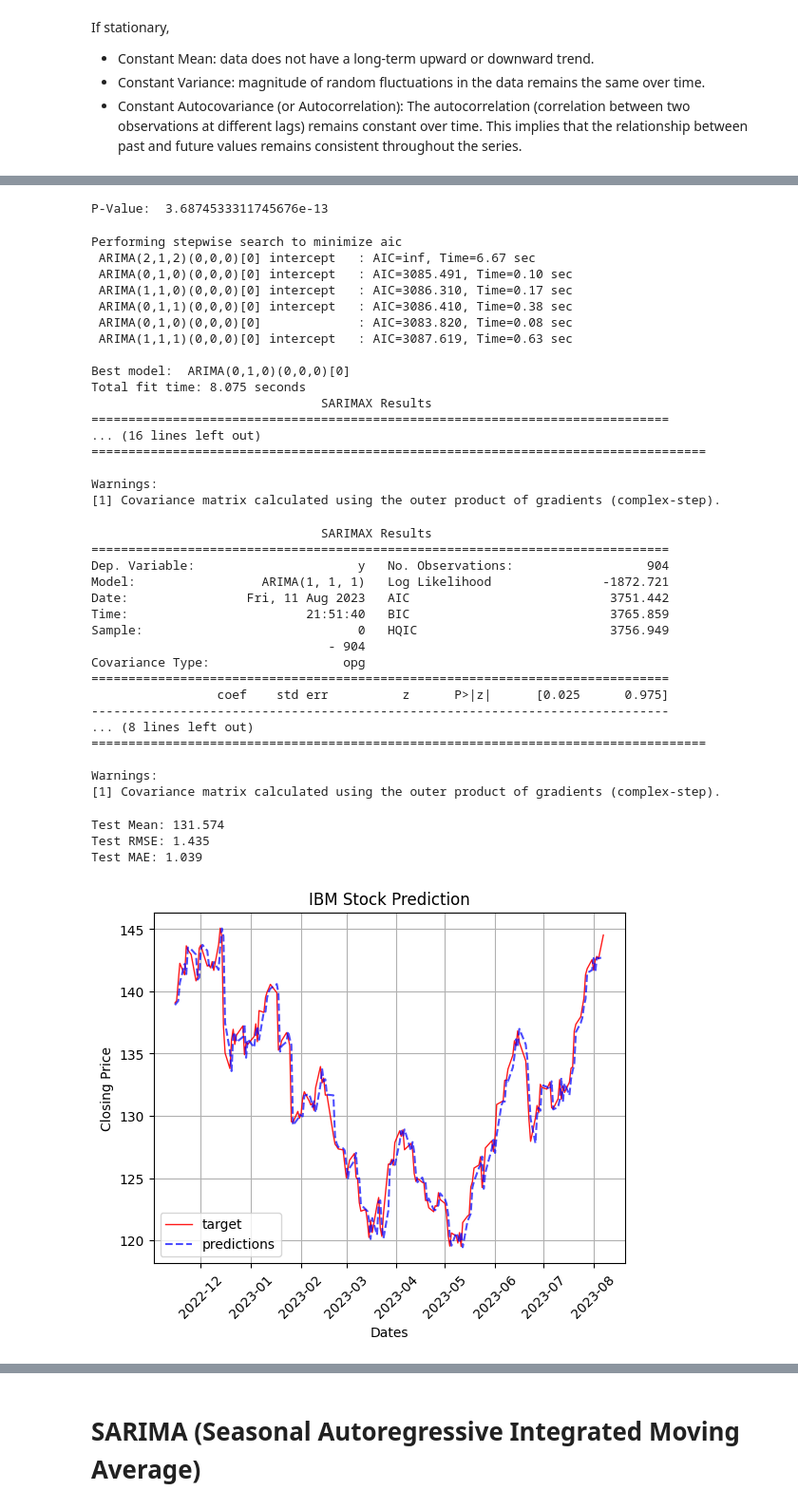
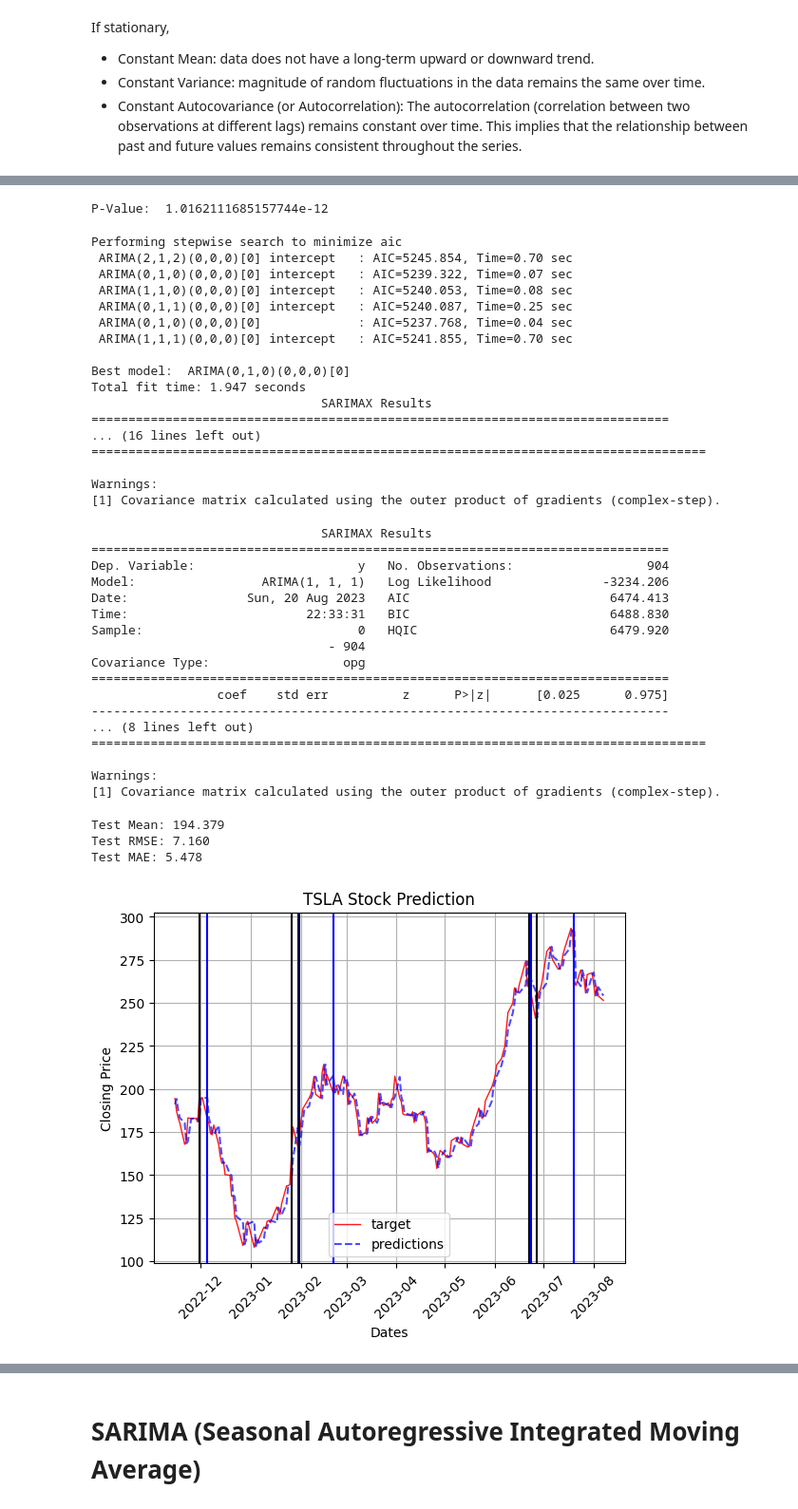
Before and after one commit to trtrgfh/y36LwAR7LjNiYTfP, a Jupyter notebook: Untitled.ipynb, the cells around one changed output, grey strips where cells are left out. Shown at 95% size. Saved outputs shown, nothing was run; the diff lists cells and outputs as text; code cells hidden in the pictures.

```diff
--- a/Untitled.ipynb
+++ b/Untitled.ipynb
@@ -51,0 +31,7 @@ df
+# %%
+symbol = "TSLA"
+start_date = datetime.datetime(2019, 1, 1)
+end_date = datetime.datetime(2023, 8, 8)
+
+df = yf.download(symbol, start=start_date, end=end_date)
+df
@@ -51,0 +64,5 @@ df
+# %%
+start_date = datetime.datetime(2020, 1, 1)
+mask = (df.index > start_date) & (df.index <= end_date)
+df = df.loc[mask]
+df
@@ -127,21 +202,21 @@ P-Value:  0.29023391046310215
 # %%
 ad_test(train.diff().dropna())
 # %% [output]
-P-Value:  3.6874533311745676e-13
+P-Value:  1.0162111685157744e-12
 # %%
 arima_auto_model = auto_arima(train, trace=True, suppress_warning=True)
 print(arima_auto_model.summary())
 # %% [output]
 Performing stepwise search to minimize aic
- ARIMA(2,1,2)(0,0,0)[0] intercept   : AIC=inf, Time=6.67 sec
- ARIMA(0,1,0)(0,0,0)[0] intercept   : AIC=3085.491, Time=0.10 sec
- ARIMA(1,1,0)(0,0,0)[0] intercept   : AIC=3086.310, Time=0.17 sec
- ARIMA(0,1,1)(0,0,0)[0] intercept   : AIC=3086.410, Time=0.38 sec
- ARIMA(0,1,0)(0,0,0)[0]             : AIC=3083.820, Time=0.08 sec
- ARIMA(1,1,1)(0,0,0)[0] intercept   : AIC=3087.619, Time=0.63 sec
+ ARIMA(2,1,2)(0,0,0)[0] intercept   : AIC=5245.854, Time=0.70 sec
+ ARIMA(0,1,0)(0,0,0)[0] intercept   : AIC=5239.322, Time=0.07 sec
+ ARIMA(1,1,0)(0,0,0)[0] intercept   : AIC=5240.053, Time=0.08 sec
+ ARIMA(0,1,1)(0,0,0)[0] intercept   : AIC=5240.087, Time=0.25 sec
+ ARIMA(0,1,0)(0,0,0)[0]             : AIC=5237.768, Time=0.04 sec
+ ARIMA(1,1,1)(0,0,0)[0] intercept   : AIC=5241.855, Time=0.70 sec
 
 Best model:  ARIMA(0,1,0)(0,0,0)[0]
-Total fit time: 8.075 seconds
+Total fit time: 1.947 seconds
                                SARIMAX Results
 ==============================================================================
 ... (16 lines left out)
@@ -158,11 +233,14 @@ arima_test = np.array(test)
 # %%
 pred = []
 gain = []
+buy = np.array([], dtype=np.float32)
+sell = np.array([], dtype=np.float32)
 net_holding = 0
 orders_df = pd.DataFrame(0, index=order_df_date, columns=["trade"], dtype=np.float32)
+temp_train = arima_train
 
 for i in range(len(arima_test)):
-    arima_model = ARIMA(arima_train, order=(1,1,1))
+    arima_model = ARIMA(temp_train, order=(1,1,1))
     arima_fitted_model = arima_model.fit()
     output = arima_fitted_model.forecast()
     yhat = output[0]
@@ -170,28 +248,35 @@ for i in range(len(arima_test)):
     target = arima_test[i]
 
     # Assuming each trade contains at least 1000 shares
-    price_change = (yhat - arima_train[-1]) * 1000
-    if price_change >= 50:
+    price_change = (yhat - temp_train[-1]) * 1000
+    if price_change >= 500:
         orders_df.iloc[i] = 1000 - net_holding
-    elif price_change <= -50:
+    elif price_change <= -500:
         orders_df.iloc[i] = -1000 - net_holding
     else:
         orders_df.iloc[i] = 0
-    # print(f"yhat: {yhat}, arima_train[-1] {arima_train[-1]}, price change: {price_change}, {orders_df.iloc[i]}")
+    # print(f"yhat: {yhat}, temp_train[-1] {temp_train[-1]}, price change: {price_change}, {orders_df.iloc[i]}")
     net_holding += orders_df.iloc[i][0]
 
+    # record entry point
+    if orders_df.iloc[i][0] > 0 and net_holding == 1000:
+        buy = np.append(buy, orders_df.index[i])
+        # print(f"yhat: {yhat}, temp_train[-1] {temp_train[-1]}, price change: {price_change}, {orders_df.iloc[i]}")
+    if orders_df.iloc[i][0] < 0 and net_holding == -1000:
+        sell = np.append(sell, orders_df.index[i])
+
     gain.append(price_change)
-    arima_train = np.append(arima_train, target)
+    temp_train = np.append(temp_train, target)
 # %%
 print(arima_fitted_model.summary())
 # %% [output]
                                SARIMAX Results
 ==============================================================================
 Dep. Variable:                      y   No. Observations:                  904
-Model:                 ARIMA(1, 1, 1)   Log Likelihood               -1872.721
-Date:                Fri, 11 Aug 2023   AIC                           3751.442
-Time:                        21:51:40   BIC                           3765.859
-Sample:                             0   HQIC                          3756.949
+Model:                 ARIMA(1, 1, 1)   Log Likelihood               -3234.206
+Date:                Sun, 20 Aug 2023   AIC                           6474.413
+Time:                        22:33:31   BIC                           6488.830
+Sample:                             0   HQIC                          6479.920
                                 - 904
 Covariance Type:                  opg
 ==============================================================================
@@ -205,25 +290,29 @@ Warnings:
 # %%
 rmse = math.sqrt(mean_squared_error(arima_test, pred))
 print('Test Mean: %.3f' % arima_test.mean())
 print('Test RMSE: %.3f' % rmse)
 mae = mean_absolute_error(arima_test, pred)
 print('Test MAE: %.3f' % mae)
 
 # plot forecasts against actual outcomes
 plt.plot(test_date, arima_test, color="red", label="target", linestyle='-', linewidth=1, alpha=0.9)
 plt.plot(test_date, pred, color="blue", label="predictions", linestyle='--', linewidth=1.5, alpha=0.7)
+for date in buy:
+    plt.axvline(x=date, color='blue')
+for date in sell:
+    plt.axvline(x=date, color='black')
 plt.legend()
 plt.xticks(rotation = 45)
 plt.title(f"{symbol} Stock Prediction")
 plt.xlabel("Dates")
 plt.ylabel("Closing Price")
 plt.grid()
 plt.show()
 # %% [output]
-Test Mean: 131.574
-Test RMSE: 1.435
-Test MAE: 1.039
+Test Mean: 194.379
+Test RMSE: 7.160
+Test MAE: 5.478
-[figure, old version]
+[figure, new version]
 # %%
 def compute_portvals(dates, prices, orders_df, start_val=100000, commission=0, impact=0):
     prices["Cash"] = 1
```
Also changed, not shown: parts of 30 cells of this notebook.
